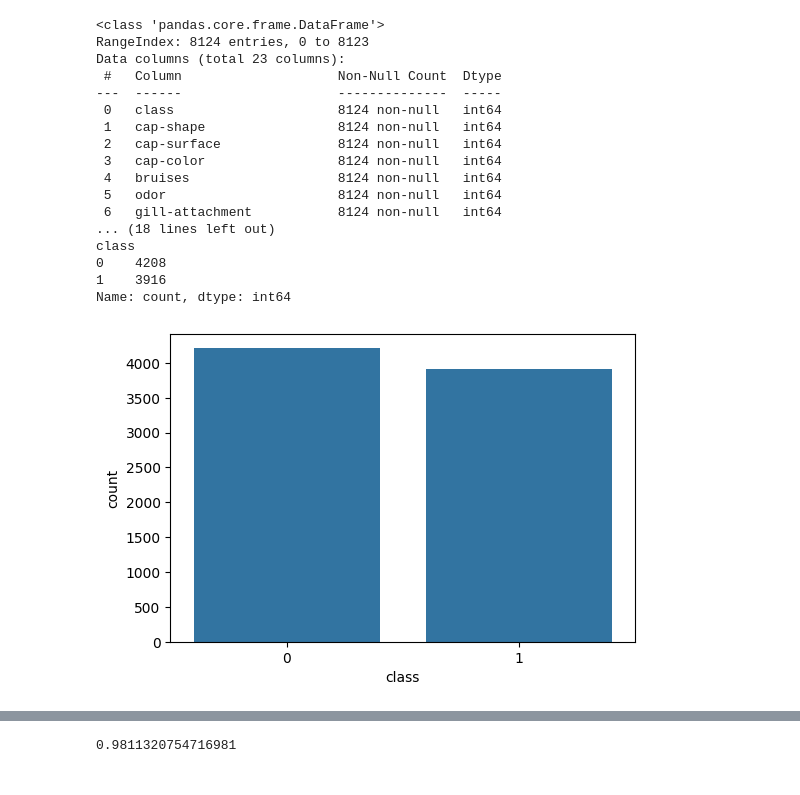
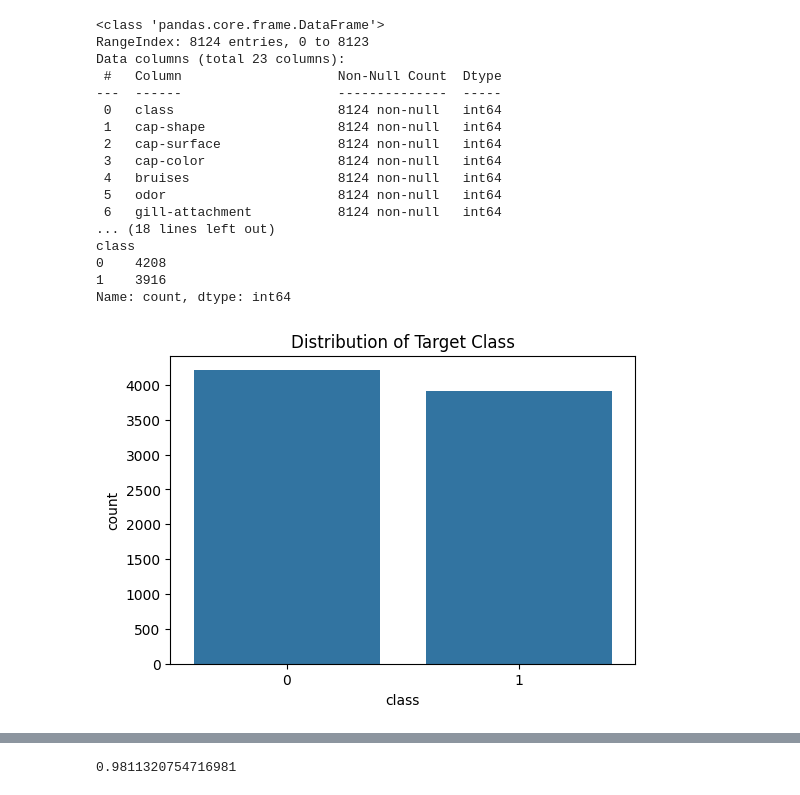
Before and after one commit to mdshabbirmia/CSE475_ML, a Jupyter notebook: lab/lab-01.ipynb, the cells around one changed output, grey strips where cells are left out. Saved outputs shown, nothing was run; the diff lists cells and outputs as text; code cells hidden in the pictures.

```diff
--- a/lab/lab-01.ipynb
+++ b/lab/lab-01.ipynb
@@ -29,32 +29,36 @@ y = df['class'].values
 
 X_train, X_test, y_train, y_test = train_test_split(X, y, test_size=0.3, random_state=42)
 # %%
+
+
 df.info()
 print(df['class'].value_counts())
 
 plt.figure(figsize=(6, 4))
 sns.countplot(x='class', data=df)
+plt.title('Distribution of Target Class')
 plt.show()
 
 plt.figure(figsize=(14, 10))
-sns.heatmap(df.corr(), annot=False, cmap='coolwarm', linewidths=0.5)
+sns.heatmap(df.corr(numeric_only=True), annot=False, cmap='coolwarm', linewidths=0.5)
+plt.title('Feature Correlation Heatmap')
 plt.show()
 # %% [output]
 <class 'pandas.core.frame.DataFrame'>
 RangeIndex: 8124 entries, 0 to 8123
 Data columns (total 23 columns):
  #   Column                    Non-Null Count  Dtype
 ---  ------                    --------------  -----
  0   class                     8124 non-null   int64
  1   cap-shape                 8124 non-null   int64
  2   cap-surface               8124 non-null   int64
  3   cap-color                 8124 non-null   int64
  4   bruises                   8124 non-null   int64
  5   odor                      8124 non-null   int64
  6   gill-attachment           8124 non-null   int64
 ... (18 lines left out)
 class
 0    4208
 1    3916
 Name: count, dtype: int64
-[figure, old version]
+[figure, new version]
```
Also changed, not shown: parts of 2 cells of this notebook.
